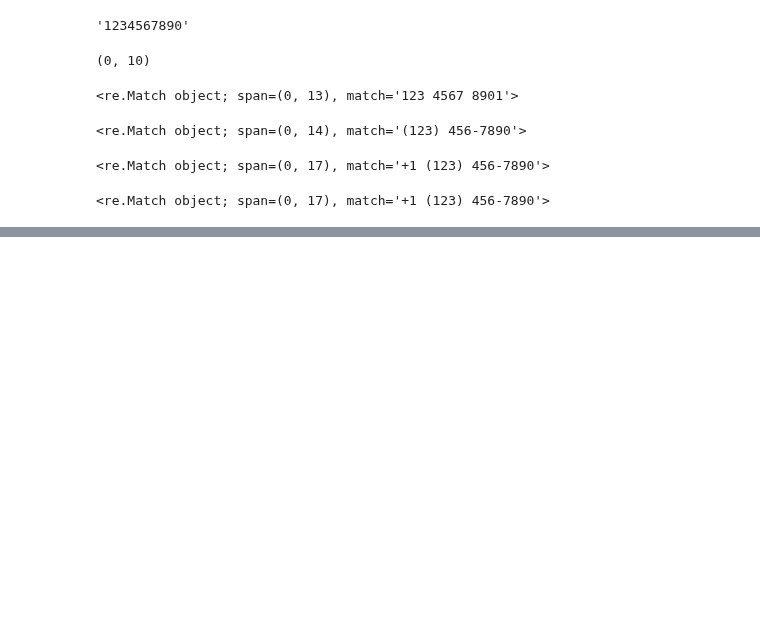
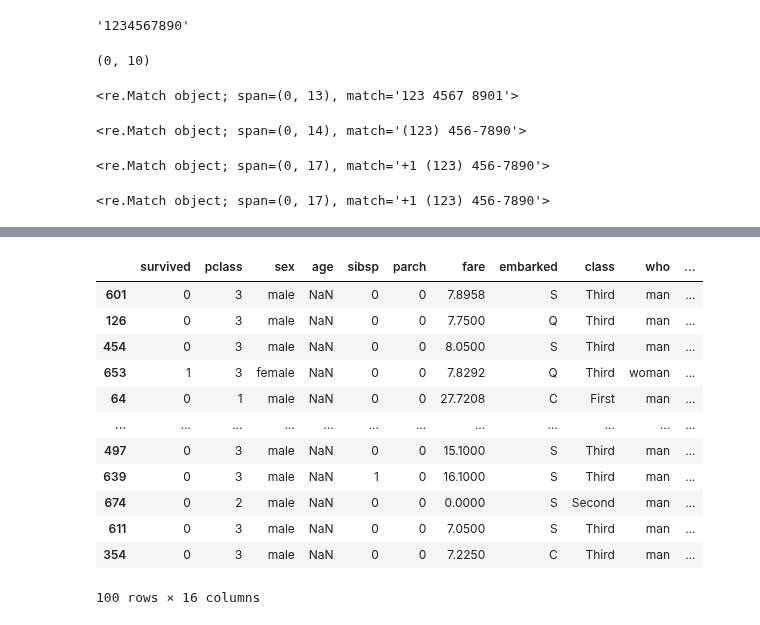
Before and after one commit to layla-focalors/pandas_learning, a Jupyter notebook: Learning_Final_Exam/Furina.ipynb, the cells around one changed output, grey strips where cells are left out. Drawn from its saved outputs; the diff is of its cells as text; code cells hidden in the pictures; blank space fills up the shorter version.

```diff
--- a/Learning_Final_Exam/Furina.ipynb
+++ b/Learning_Final_Exam/Furina.ipynb
@@ -243,0 +546,16 @@ re.match(pattern='\+\d{1,3}\s\(\d{3}\)\s\d{3}\-\d{4}', string='+1 (123) 456-7890
+# %%
+df[df['missing'] >= 2].sample(100)
+# %% [output]
+|  | survived | pclass | sex | age | sibsp | parch | fare | embarked | class | who | ... |
+| 601 | 0 | 3 | male | NaN | 0 | 0 | 7.8958 | S | Third | man | ... |
+| 126 | 0 | 3 | male | NaN | 0 | 0 | 7.7500 | Q | Third | man | ... |
+| 454 | 0 | 3 | male | NaN | 0 | 0 | 8.0500 | S | Third | man | ... |
+| 653 | 1 | 3 | female | NaN | 0 | 0 | 7.8292 | Q | Third | woman | ... |
+| 64 | 0 | 1 | male | NaN | 0 | 0 | 27.7208 | C | First | man | ... |
+| ... | ... | ... | ... | ... | ... | ... | ... | ... | ... | ... | ... |
+| 497 | 0 | 3 | male | NaN | 0 | 0 | 15.1000 | S | Third | man | ... |
+| 639 | 0 | 3 | male | NaN | 1 | 0 | 16.1000 | S | Third | man | ... |
+| 674 | 0 | 2 | male | NaN | 0 | 0 | 0.0000 | S | Second | man | ... |
+| 611 | 0 | 3 | male | NaN | 0 | 0 | 7.0500 | S | Third | man | ... |
+| 354 | 0 | 3 | male | NaN | 0 | 0 | 7.2250 | C | Third | man | ... |
+100 rows × 16 columns
```
Also changed, not shown: parts of 36 cells of this notebook.
